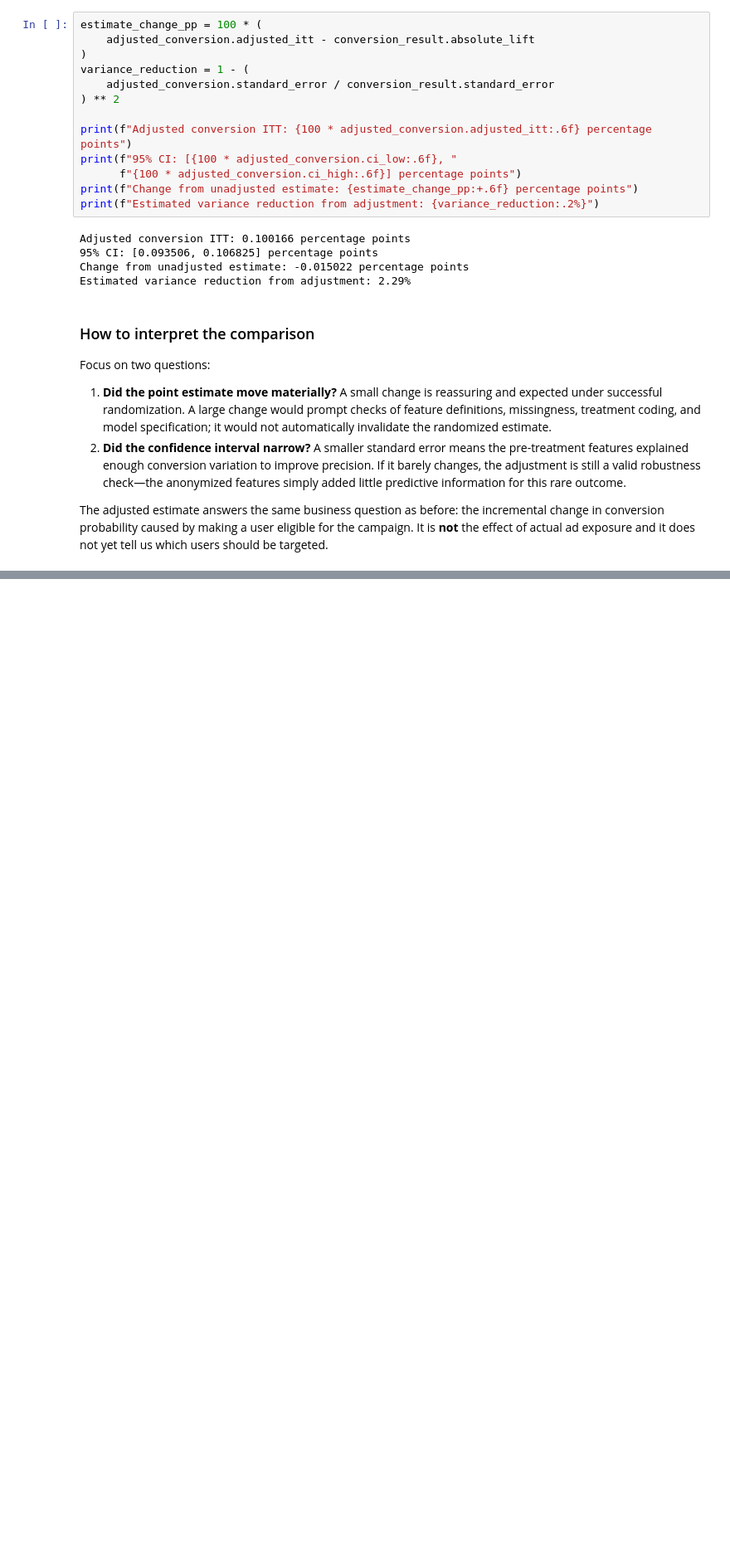
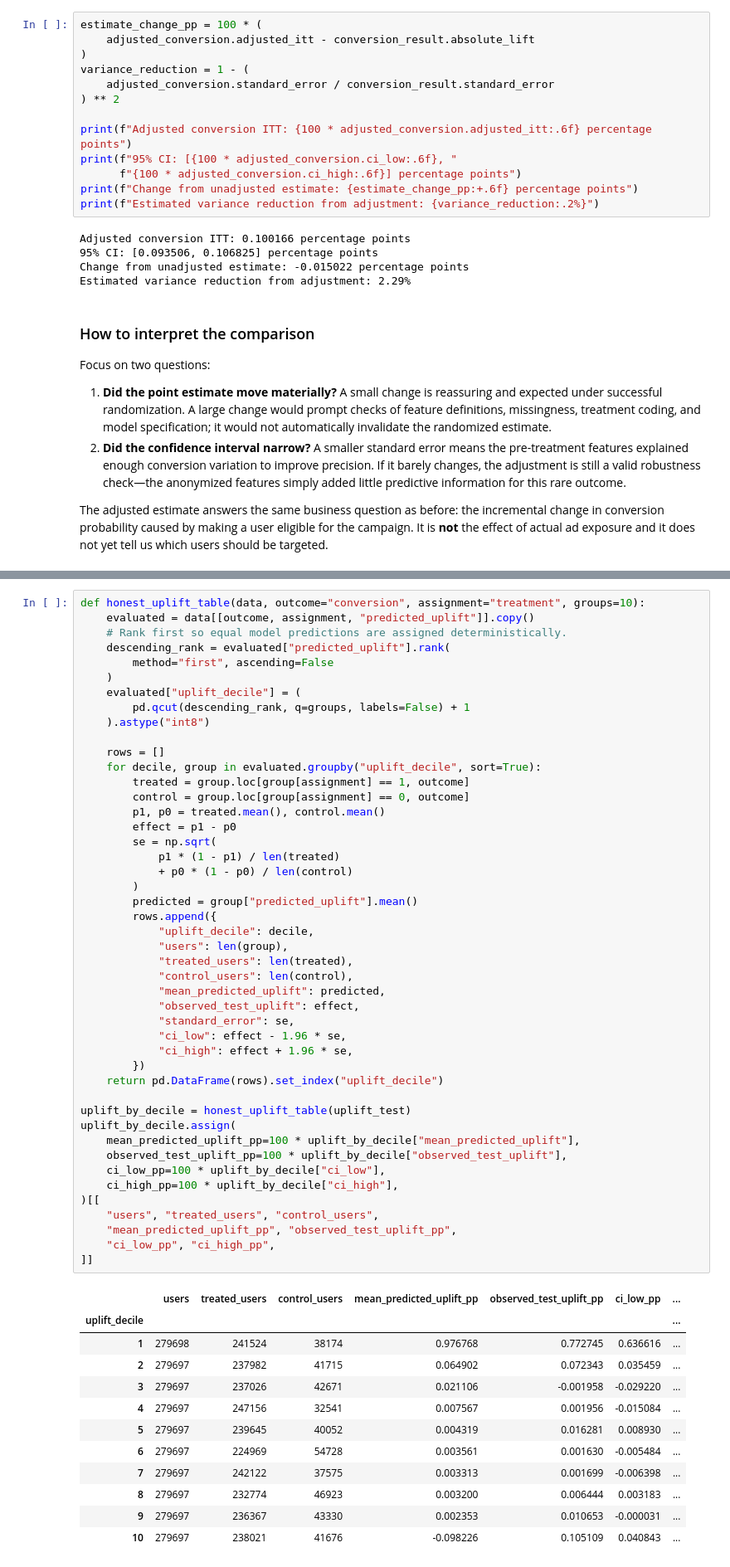
Before and after one commit to kvasu2/criteo-uplift, a Jupyter notebook: criteo_randomized_ads_causal_inference.ipynb, the cells around one changed output, grey strips where cells are left out. Shown at 83% size. Drawn from its saved outputs; the diff is of its cells as text; blank space fills up the shorter version.

```diff
--- a/criteo_randomized_ads_causal_inference.ipynb
+++ b/criteo_randomized_ads_causal_inference.ipynb
@@ -557,0 +734,59 @@ Keep the randomized ITT estimate as the benchmark against which more complex mod
+# %%
+def honest_uplift_table(data, outcome="conversion", assignment="treatment", groups=10):
+    evaluated = data[[outcome, assignment, "predicted_uplift"]].copy()
+    # Rank first so equal model predictions are assigned deterministically.
+    descending_rank = evaluated["predicted_uplift"].rank(
+        method="first", ascending=False
+    )
+    evaluated["uplift_decile"] = (
+        pd.qcut(descending_rank, q=groups, labels=False) + 1
+    ).astype("int8")
+
+    rows = []
+    for decile, group in evaluated.groupby("uplift_decile", sort=True):
+        treated = group.loc[group[assignment] == 1, outcome]
+        control = group.loc[group[assignment] == 0, outcome]
+        p1, p0 = treated.mean(), control.mean()
+        effect = p1 - p0
+        se = np.sqrt(
+            p1 * (1 - p1) / len(treated)
+            + p0 * (1 - p0) / len(control)
+        )
+        predicted = group["predicted_uplift"].mean()
+        rows.append({
+            "uplift_decile": decile,
+            "users": len(group),
+            "treated_users": len(treated),
+            "control_users": len(control),
+            "mean_predicted_uplift": predicted,
+            "observed_test_uplift": effect,
+            "standard_error": se,
+            "ci_low": effect - 1.96 * se,
+            "ci_high": effect + 1.96 * se,
+        })
+    return pd.DataFrame(rows).set_index("uplift_decile")
+
+uplift_by_decile = honest_uplift_table(uplift_test)
+uplift_by_decile.assign(
+    mean_predicted_uplift_pp=100 * uplift_by_decile["mean_predicted_uplift"],
+    observed_test_uplift_pp=100 * uplift_by_decile["observed_test_uplift"],
+    ci_low_pp=100 * uplift_by_decile["ci_low"],
+    ci_high_pp=100 * uplift_by_decile["ci_high"],
+)[[
+    "users", "treated_users", "control_users",
+    "mean_predicted_uplift_pp", "observed_test_uplift_pp",
+    "ci_low_pp", "ci_high_pp",
+]]
+# %% [output]
+|  | users | treated_users | control_users | mean_predicted_uplift_pp | observed_test_uplift_pp | ci_low_pp | ... |
+| uplift_decile |  |  |  |  |  |  | ... |
+| 1 | 279698 | 241524 | 38174 | 0.976768 | 0.772745 | 0.636616 | ... |
+| 2 | 279697 | 237982 | 41715 | 0.064902 | 0.072343 | 0.035459 | ... |
+| 3 | 279697 | 237026 | 42671 | 0.021106 | -0.001958 | -0.029220 | ... |
+| 4 | 279697 | 247156 | 32541 | 0.007567 | 0.001956 | -0.015084 | ... |
+| 5 | 279697 | 239645 | 40052 | 0.004319 | 0.016281 | 0.008930 | ... |
+| 6 | 279697 | 224969 | 54728 | 0.003561 | 0.001630 | -0.005484 | ... |
+| 7 | 279697 | 242122 | 37575 | 0.003313 | 0.001699 | -0.006398 | ... |
+| 8 | 279697 | 232774 | 46923 | 0.003200 | 0.006444 | 0.003183 | ... |
+| 9 | 279697 | 236367 | 43330 | 0.002353 | 0.010653 | -0.000031 | ... |
+| 10 | 279697 | 238021 | 41676 | -0.098226 | 0.105109 | 0.040843 | ... |
```
Also changed, not shown: parts of 15 cells of this notebook.
